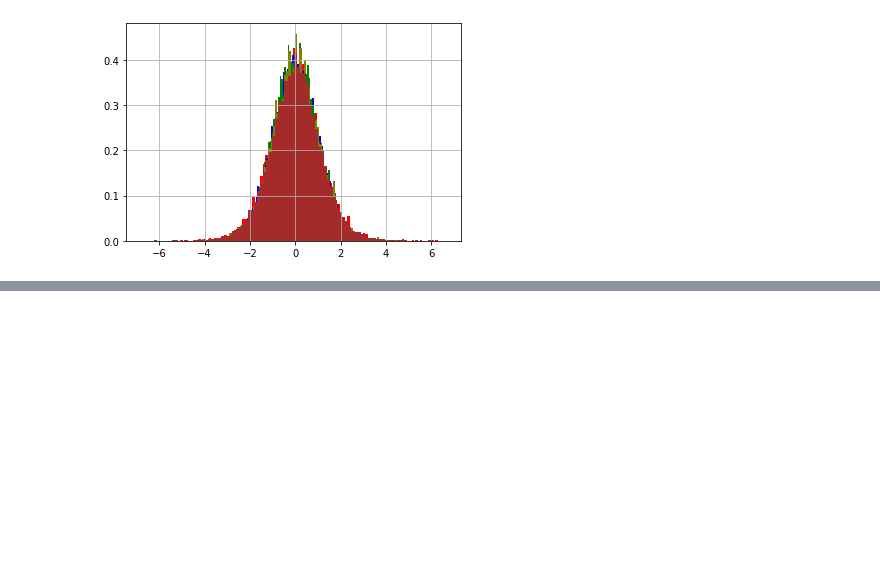
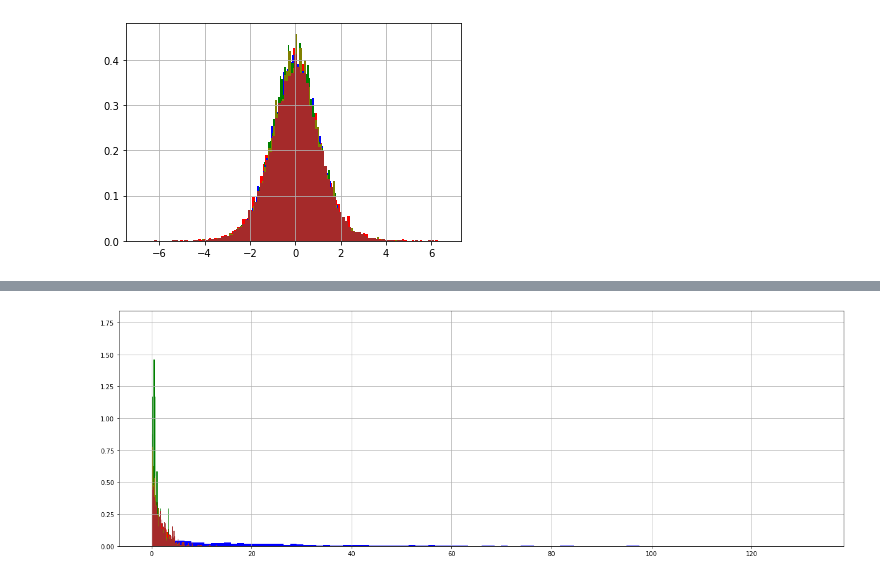
Before and after one commit to dimahl/Netology-dsu-5, a Jupyter notebook: Math_dz8_stat1.ipynb, the cells around one changed output, grey strips where cells are left out. Saved outputs shown, nothing was run; the diff lists cells and outputs as text; code cells hidden in the pictures; blank space fills up the shorter version.

```diff
--- a/Math_dz8_stat1.ipynb
+++ b/Math_dz8_stat1.ipynb
@@ -70,0 +79,17 @@ plt.show()
+# %%
+Exp_1 = np.random.exponential(scale=2, size=(900,))
+Exp_2 = np.random.exponential(scale=20, size=(900,))
+Exp_3 = np.random.exponential(scale=0.7, size=(100,))
+Exp_4 = np.random.exponential(scale=1.2, size=(2000,))
+Exp_5 = np.random.exponential(scale=2, size=(700,))
+# %%
+plt.figure(figsize=(21,7))
+plt.hist(Exp_1, bins=100, density=True, color='red')
+plt.hist(Exp_2, bins=100, density=True, color='blue')
+plt.hist(Exp_3, bins=100, density=True, color='green')
+plt.hist(Exp_4, bins=100, density=True, color='olive')
+plt.hist(Exp_5, bins=100, density=True, color='brown')
+plt.grid()
+plt.show()
+# %% [output]
+[figure, added]
```
Also changed, not shown: parts of 5 cells of this notebook.
